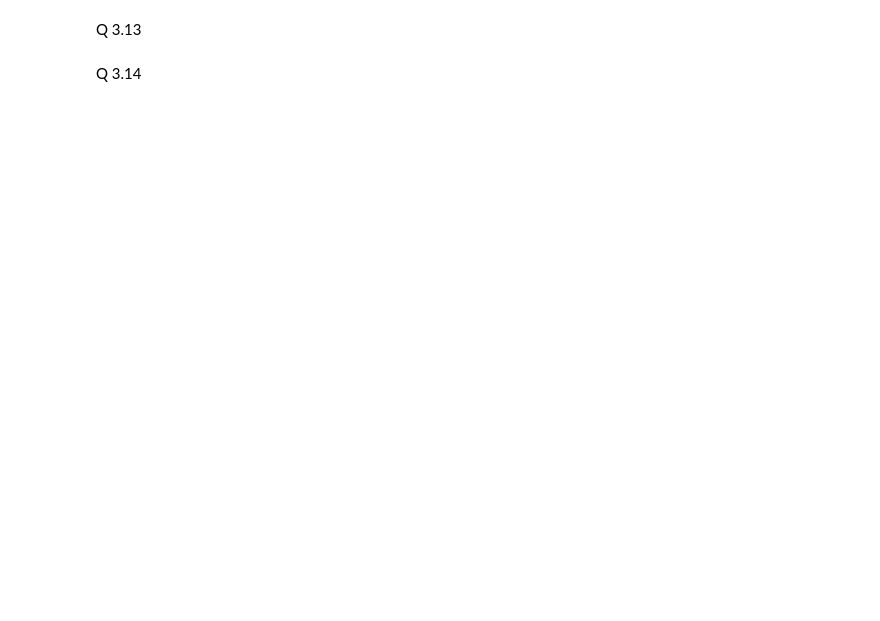
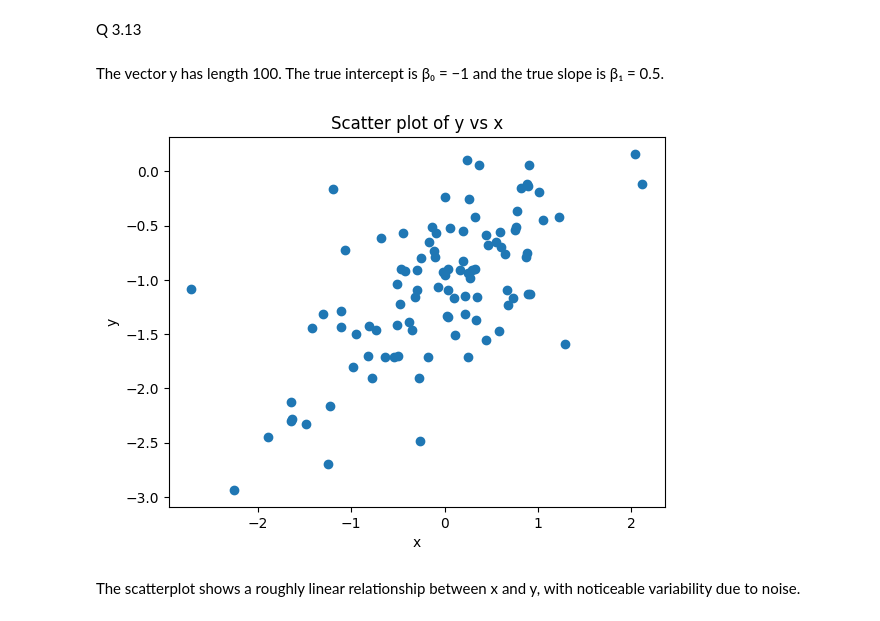
Before and after one commit to chenfengdedie/MA-679, a Jupyter notebook: hw1.ipynb, the cells around one changed output. Cells and saved outputs as stored; diff of their text form; code cells hidden in the pictures; blank space fills up the shorter version.

```diff
--- a/hw1.ipynb
+++ b/hw1.ipynb
@@ -50,4 +324,24 @@ Q 3.12
 # %% [markdown]
 Q 3.13
-# %% [markdown]
-Q 3.14
+# %%
+## (a)
+rng = np.random.default_rng(seed=1)
+x = rng.normal(size = 100)
+# %%
+##(b)
+eps = rng.normal(loc=0,scale = np.sqrt(0.25), size=100)
+# %%
+## (c)
+y = 0.5 * x + eps -1
+# %% [markdown]
+The vector y has length 100. The true intercept is β₀ = −1 and the true slope is β₁ = 0.5.
+# %%
+plt.scatter(x, y)
+plt.xlabel('x')
+plt.ylabel('y')
+plt.title('Scatter plot of y vs x')
+plt.show()
+# %% [output]
+[figure, added]
+# %% [markdown]
+The scatterplot shows a roughly linear relationship between x and y, with noticeable variability due to noise.
```
Also changed, not shown: parts of 53 cells of this notebook.
